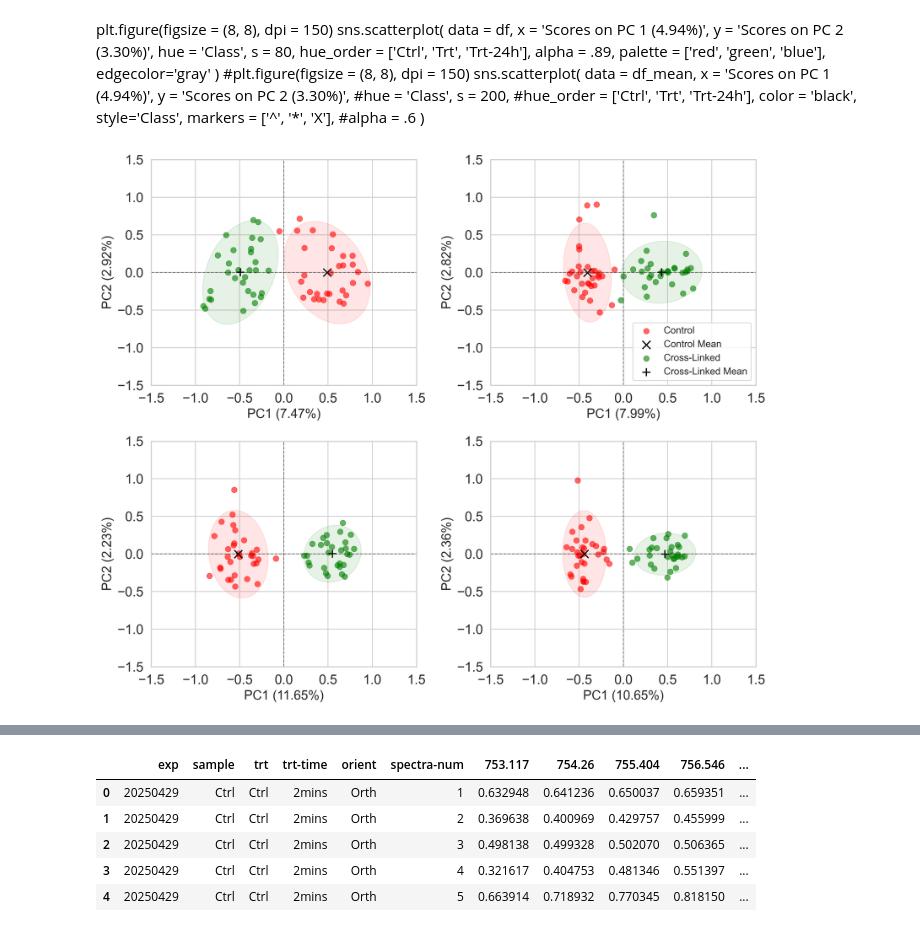
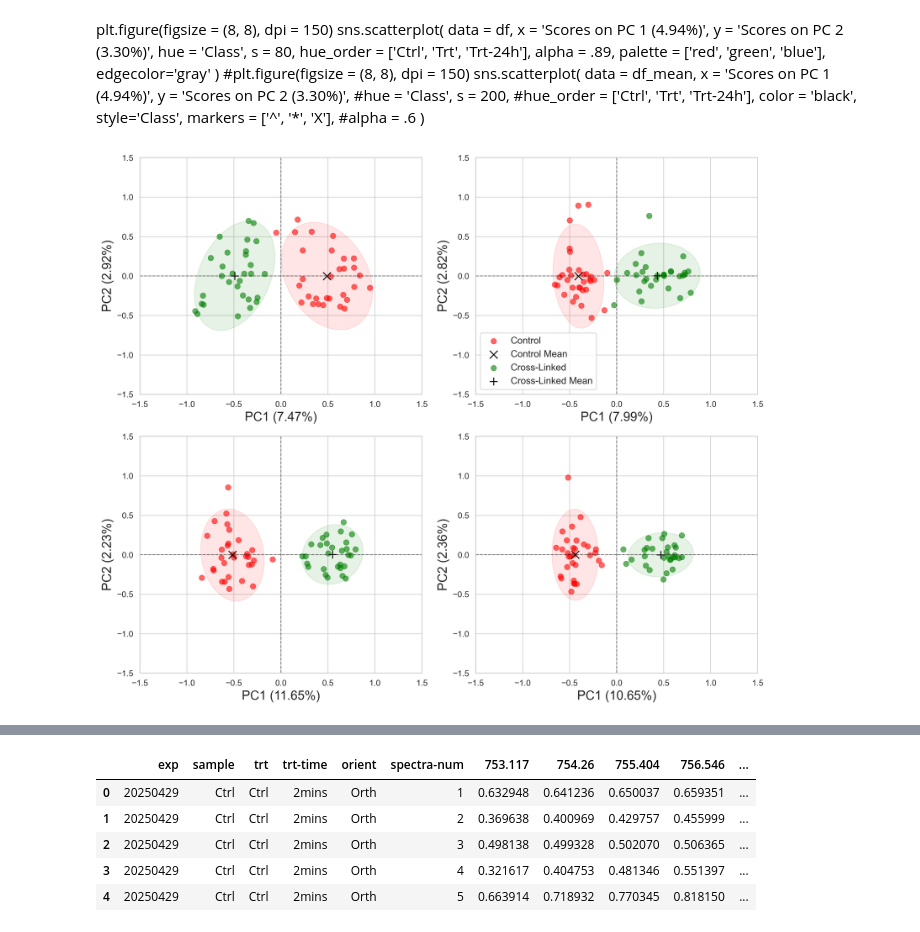
Before and after one commit to bunmiadejimi/Raman_Collagen, a Jupyter notebook: pca_plots_ellipse.ipynb, the cells around one changed output, grey strips where cells are left out. Cells and saved outputs as stored; diff of their text form; code cells hidden in the pictures.

```diff
--- a/pca_plots_ellipse.ipynb
+++ b/pca_plots_ellipse.ipynb
@@ -202,6 +188,7 @@ for g in range(len(grps)):
 
     for i, ax in enumerate(ax_flat):
         data = df[(df['trt_time']==tm[i]) & (df['Class1'] == grps[g])][['Class','Scores on PC 1 (7.47%)', 'Scores on PC 2 (2.92%)']]
+        sns.set_theme(context = 'paper', font_scale = 1.2, style = 'whitegrid', rc={"patch.linewidth": 1.0})
         ax.scatter(data.iloc[:, 1:].values[:, 0],
                 data.iloc[:, 1:].values[:, 1],
                 c=colors[g],
@@ -213,32 +200,33 @@ for g in range(len(grps)):
         ax.scatter(
                 data.iloc[:, 1:].values[:, 0].mean(),
                 data.iloc[:, 1:].values[:, 1].mean(),
                 marker = markers[g],
                 color = 'black',
                 s=100,
                 label = f'{grps[g]} Mean'
                 )
         confidence_ellipse(data.iloc[:, 1:].values[:, 0],
                         data.iloc[:, 1:].values[:, 1],
                                 ax, n_std=2,
                             edgecolor=colors[g],
                             linewidth=1,
                             facecolor=colors[g],
                             alpha=0.1)
         ax.set_xlabel(f'PC1 ({xax[i]})', fontsize=16)
         ax.set_ylabel(f'PC2 ({yax[i]})', fontsize=16)
         ax.set_xlim(-1.5,1.5)
         ax.set_ylim(-1.5,1.5)
         ax.axvline(0, color = 'k', ls = '--', lw = 1, alpha = .3)
         ax.axhline(0, color = 'k', ls = '--', lw = 1, alpha = .3)
         #ax.set_title(f'PCA ')
 
         if i == 1:
             ax.legend(fontsize=12, loc='best', )
 
 
 plt.tight_layout()
+plt.savefig(f'C:\\Users\\oadeji01\\OneDrive - Tufts\\Bunmi - NavehLab-01\\Reports\\Paper\\Figures\\PCA_Scores_PC1vPC2_Para.tif', dpi = 600, bbox_inches='tight')
 plt.show()
 # %% [output]
-[figure, old version]
+[figure, new version]
 # %%
```
Also changed, not shown: parts of 5 cells of this notebook.
